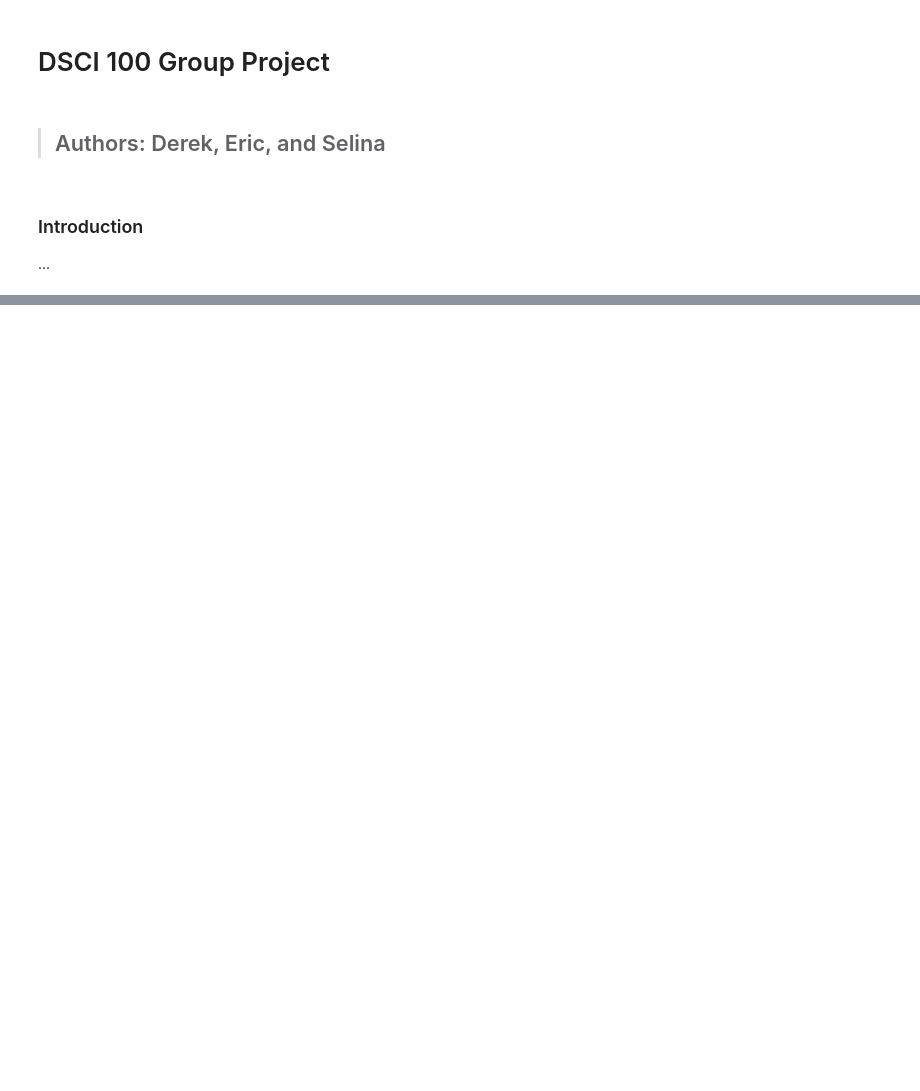
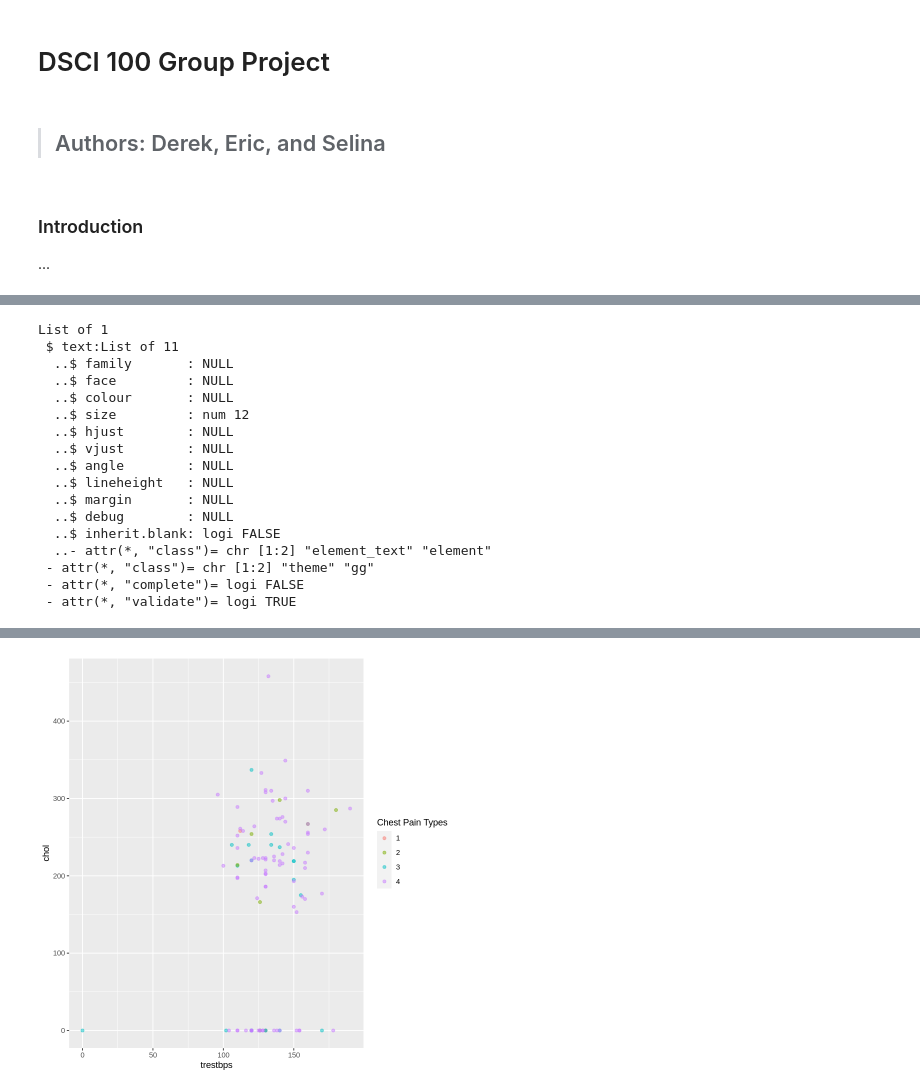
Before and after one commit to drkchu/chest-pain-classification, a Jupyter notebook: heart_disease.ipynb, the cells around one changed output, grey strips where cells are left out. Saved outputs shown, nothing was run; the diff lists cells and outputs as text; code cells hidden in the pictures; blank space fills up the shorter version.

Commit message:
create number of observations and graph
number of observations and part of graph

```diff
--- a/heart_disease.ipynb
+++ b/heart_disease.ipynb
@@ -88,0 +77,29 @@ $ num      <dbl> 2, 0, 0, 3, 1, 0, 3, 3, 0, 2, 0, 1, 1, 2, 1, 1, 1, 3, 2, 4, 0
+# %%
+set.seed(1)
+trestbps_chol <- heart_disease_train |>
+  ggplot(aes(x = trestbps, y = chol, color = cp)) +
+  geom_point(alpha = 0.5) +
+  labs(color = "Chest Pain Types")
+  #scale_color_manual(labels = c("1", "2","3","4"),
+                     #values = c("orange2", "steelblue2","orange2", "steelblue2")) +
+  theme(text = element_text(size = 12))
+
+trestbps_chol
+# %% [output]
+List of 1
+ $ text:List of 11
+  ..$ family       : NULL
+  ..$ face         : NULL
+  ..$ colour       : NULL
+  ..$ size         : num 12
+  ..$ hjust        : NULL
+  ..$ vjust        : NULL
+  ..$ angle        : NULL
+  ..$ lineheight   : NULL
+  ..$ margin       : NULL
+  ..$ debug        : NULL
+  ..$ inherit.blank: logi FALSE
+  ..- attr(*, "class")= chr [1:2] "element_text" "element"
+ - attr(*, "class")= chr [1:2] "theme" "gg"
+ - attr(*, "complete")= logi FALSE
+ - attr(*, "validate")= logi TRUE
@@ -88,0 +108 @@ $ num      <dbl> 2, 0, 0, 3, 1, 0, 3, 3, 0, 2, 0, 1, 1, 2, 1, 1, 1, 3, 2, 4, 0
+[figure, added]
```
Also changed, not shown: parts of 5 cells of this notebook.
